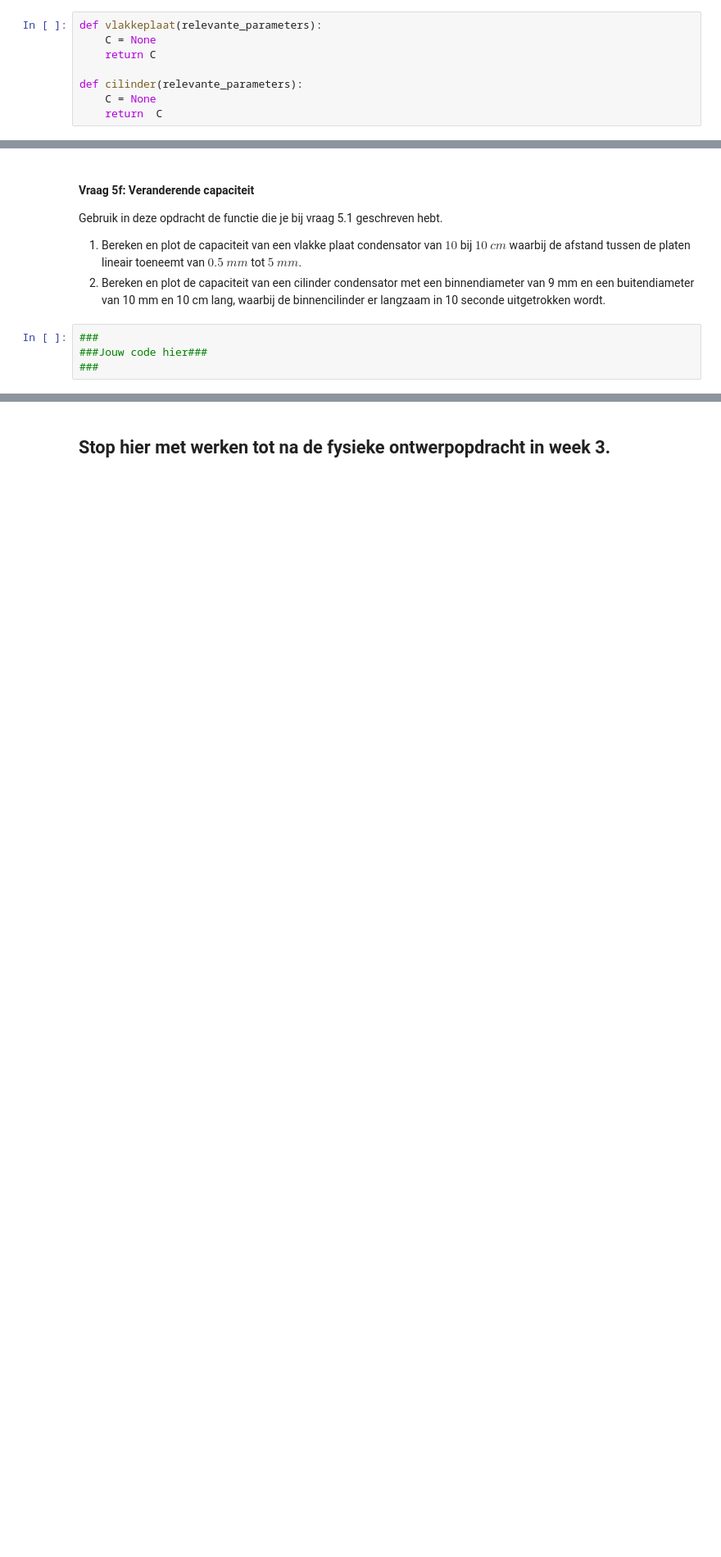
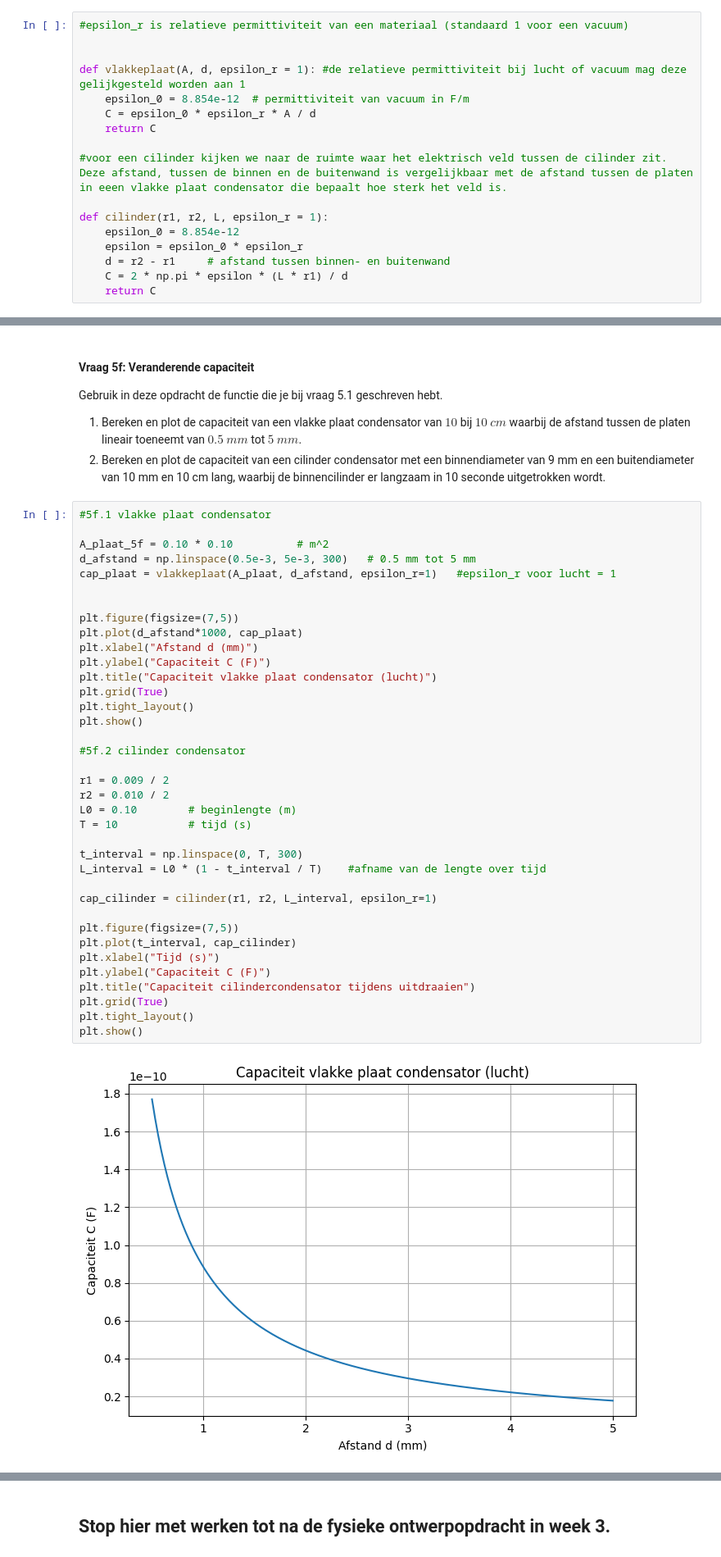
Before and after one commit to moostrum123/opdrachten-DEF-D, a Jupyter notebook: DigitaleOntwerpopdrachten/1CondensatorOpdracht/CondensatorOntwerpopdracht.ipynb, the cells around one changed output, grey strips where cells are left out. Shown at 82% size. Saved outputs shown, nothing was run; the diff lists cells and outputs as text; blank space fills up the shorter version.

```diff
--- a/DigitaleOntwerpopdrachten/1CondensatorOpdracht/CondensatorOntwerpopdracht.ipynb
+++ b/DigitaleOntwerpopdrachten/1CondensatorOpdracht/CondensatorOntwerpopdracht.ipynb
@@ -504,13 +841,22 @@ In deze vraag zullen we kijken naar de ideale vlakke plaat condensator. Als de a
 3. Vind de formule voor de capaciteit van een cilinder condensator onder de aanname dat de afstand tussen de binnen en buiten wand klein is.
 4. Schrijf een python functie die de relevante parameters als input neemt en de capaciteit van een cilinder condensator als output heeft.
 # %%
-def vlakkeplaat(relevante_parameters):
-    C = None
+#epsilon_r is relatieve permittiviteit van een materiaal (standaard 1 voor een vacuum)
+
+
+def vlakkeplaat(A, d, epsilon_r = 1): #de relatieve permittiviteit bij lucht of vacuum mag deze gelijkgesteld worden aan 1
+    epsilon_0 = 8.854e-12  # permittiviteit van vacuum in F/m
+    C = epsilon_0 * epsilon_r * A / d
     return C
 
-def cilinder(relevante_parameters):
-    C = None
-    return  C
+#voor een cilinder kijken we naar de ruimte waar het elektrisch veld tussen de cilinder zit. Deze afstand, tussen de binnen en de buitenwand is vergelijkbaar met de afstand tussen de platen in eeen vlakke plaat condensator die bepaalt hoe sterk het veld is.
+
+def cilinder(r1, r2, L, epsilon_r = 1):
+    epsilon_0 = 8.854e-12
+    epsilon = epsilon_0 * epsilon_r
+    d = r2 - r1     # afstand tussen binnen- en buitenwand
+    C = 2 * np.pi * epsilon * (L * r1) / d
+    return C
 # %% [markdown]
 #### Vraag 5b: Capaciteit van enkele simpele condensatoren
 
@@ -584,6 +1069,41 @@ Gebruik in deze opdracht de functie die je bij vraag 5.1 geschreven hebt.
 1. Bereken en plot de capaciteit van een vlakke plaat condensator van $10$ bij $10$ $cm$ waarbij de afstand tussen de platen lineair toeneemt van $0.5$ $mm$ tot $5$ $mm$.
 2. Bereken en plot de capaciteit van een cilinder condensator met een binnendiameter van 9 mm en een buitendiameter van 10 mm en 10 cm lang, waarbij de binnencilinder er langzaam in 10 seconde uitgetrokken wordt.
 # %%
-###
-###Jouw code hier###
-###
+#5f.1 vlakke plaat condensator
+
+A_plaat_5f = 0.10 * 0.10          # m^2
+d_afstand = np.linspace(0.5e-3, 5e-3, 300)   # 0.5 mm tot 5 mm
+cap_plaat = vlakkeplaat(A_plaat, d_afstand, epsilon_r=1)   #epsilon_r voor lucht = 1
+
+
+plt.figure(figsize=(7,5))
+plt.plot(d_afstand*1000, cap_plaat)
+plt.xlabel("Afstand d (mm)")
+plt.ylabel("Capaciteit C (F)")
+plt.title("Capaciteit vlakke plaat condensator (lucht)")
+plt.grid(True)
+plt.tight_layout()
+plt.show()
+
+#5f.2 cilinder condensator
+
+r1 = 0.009 / 2
+r2 = 0.010 / 2
+L0 = 0.10        # beginlengte (m)
+T = 10           # tijd (s)
+
+t_interval = np.linspace(0, T, 300)
+L_interval = L0 * (1 - t_interval / T)    #afname van de lengte over tijd
+
+cap_cilinder = cilinder(r1, r2, L_interval, epsilon_r=1)
+
+plt.figure(figsize=(7,5))
+plt.plot(t_interval, cap_cilinder)
+plt.xlabel("Tijd (s)")
+plt.ylabel("Capaciteit C (F)")
+plt.title("Capaciteit cilindercondensator tijdens uitdraaien")
+plt.grid(True)
+plt.tight_layout()
+plt.show()
+# %% [output]
+[figure, added]
```
Also changed, not shown: parts of 18 cells of this notebook, 1 other file.
